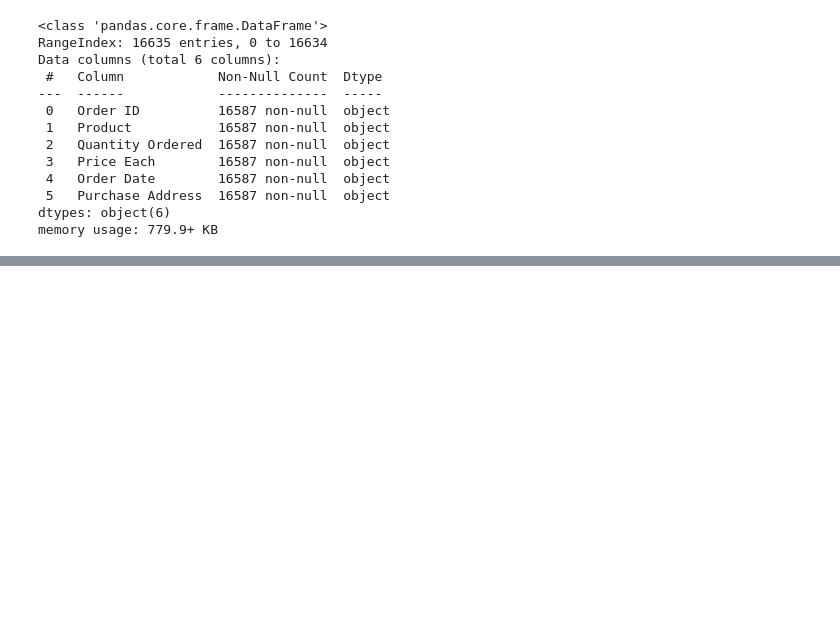
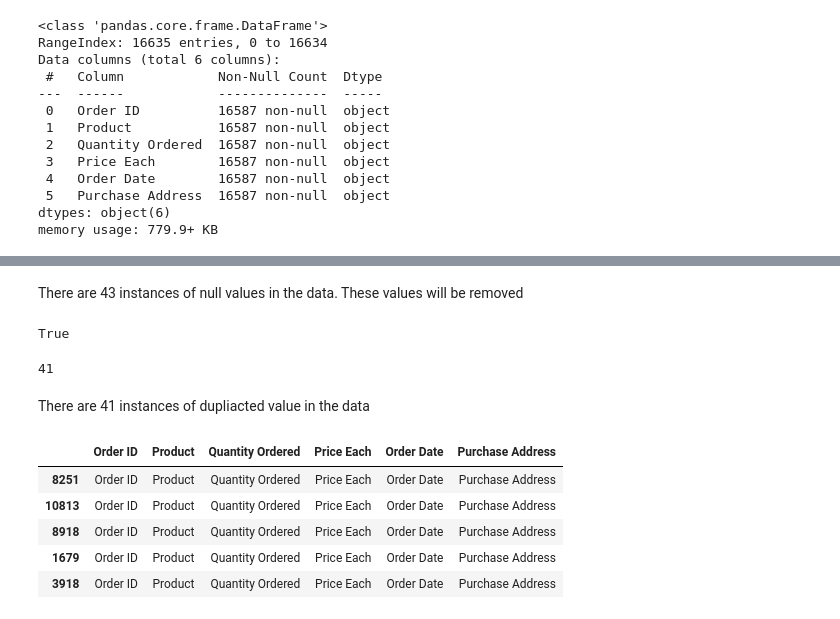
Before and after one commit to elvis-darko/Personal-Projects, a Jupyter notebook: FULL CYCLE PROJECTS/PRODUCT_SALES_ANALYSIS/Product_Sales_Data_Analysis.ipynb, the cells around one changed output, grey strips where cells are left out. Drawn from its saved outputs; the diff is of its cells as text; code cells hidden in the pictures; blank space fills up the shorter version.

```diff
--- a/FULL CYCLE PROJECTS/PRODUCT_SALES_ANALYSIS/Product_Sales_Data_Analysis.ipynb
+++ b/FULL CYCLE PROJECTS/PRODUCT_SALES_ANALYSIS/Product_Sales_Data_Analysis.ipynb
@@ -1068,0 +1229,31 @@ memory usage: 779.9+ KB
+# %% [markdown]
+There are 43 instances of null values in the data. These values will be removed
+# %%
+# Drop null values from data
+
+jun_data.dropna(how="all", axis=0, inplace=True)
+# %%
+# Check for duplicats in the data
+
+jun_data.duplicated().any()
+# %% [output]
+True
+# %%
+# Check the sum of duplicated entries in the data
+
+jun_data.duplicated().sum()
+# %% [output]
+41
+# %% [markdown]
+There are 41 instances of dupliacted value in the data
+# %%
+# Check the instance of duplicates with 5 sample
+
+jun_data[jun_data.duplicated()].sample(5, random_state=0)
+# %% [output]
+|  | Order ID | Product | Quantity Ordered | Price Each | Order Date | Purchase Address |
+| 8251 | Order ID | Product | Quantity Ordered | Price Each | Order Date | Purchase Address |
+| 10813 | Order ID | Product | Quantity Ordered | Price Each | Order Date | Purchase Address |
+| 8918 | Order ID | Product | Quantity Ordered | Price Each | Order Date | Purchase Address |
+| 1679 | Order ID | Product | Quantity Ordered | Price Each | Order Date | Purchase Address |
+| 3918 | Order ID | Product | Quantity Ordered | Price Each | Order Date | Purchase Address |
```
Also changed, not shown: parts of 34 cells of this notebook.
